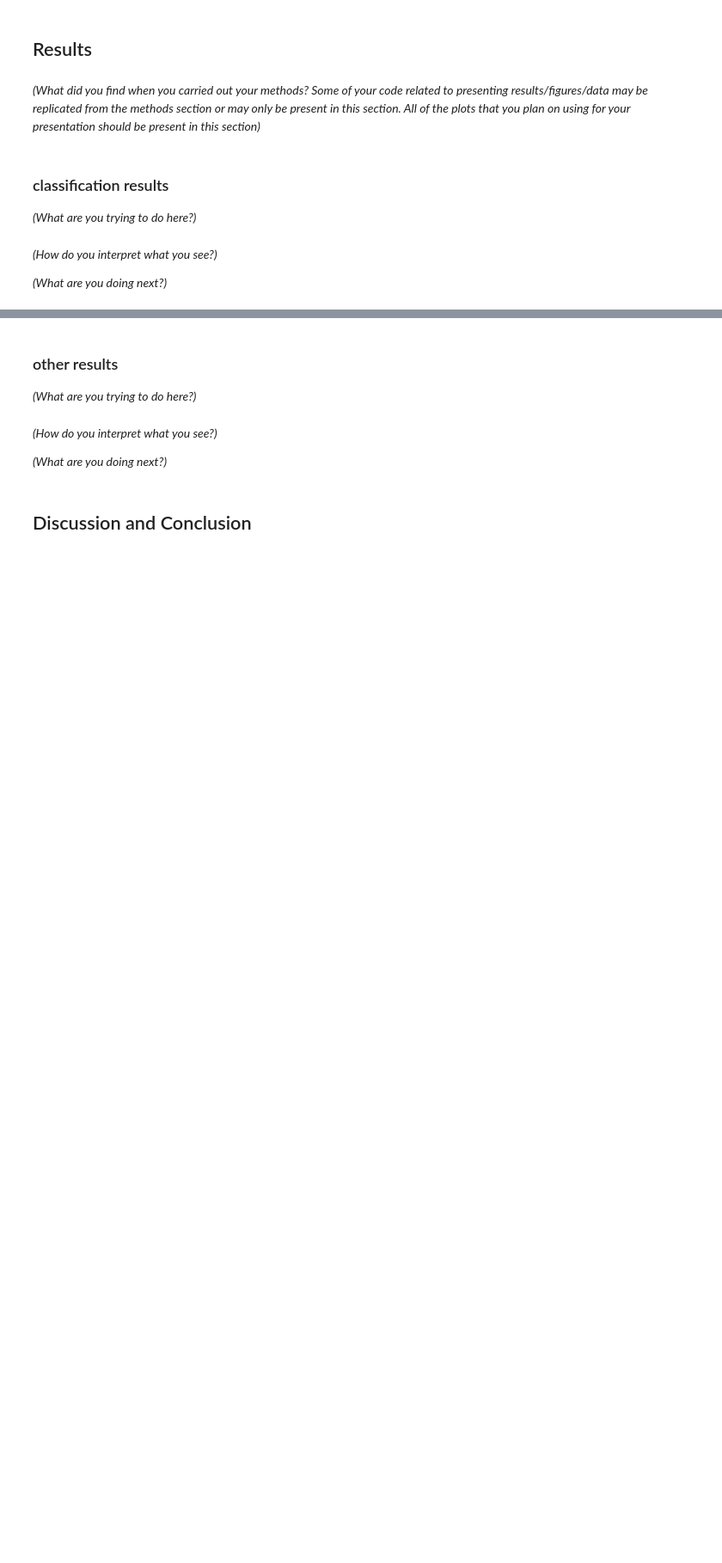
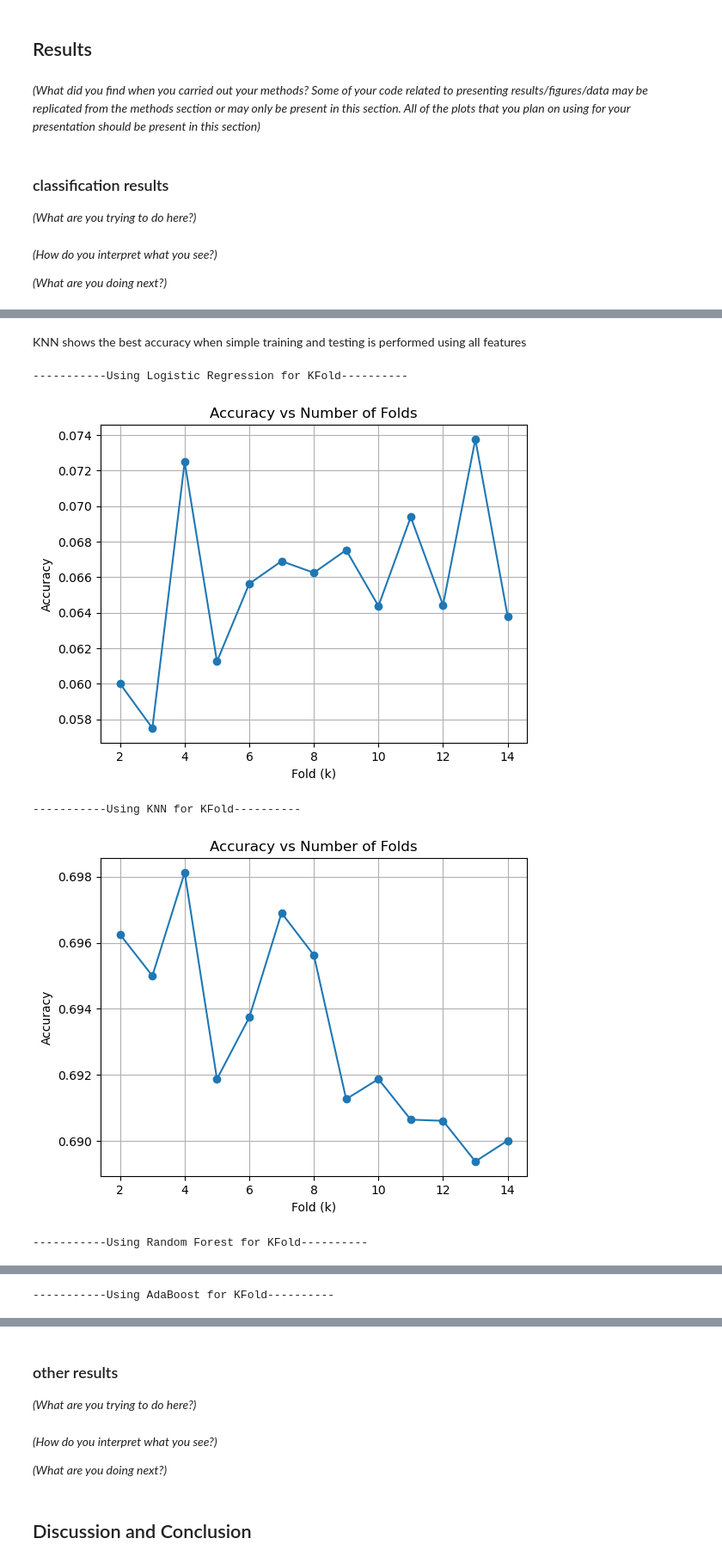
Before and after one commit to wolstone/CMSE381-Project, a Jupyter notebook: ProjectTemplate.ipynb, the cells around one changed output, grey strips where cells are left out. Shown: that part at 86% size. Drawn from its saved outputs; the diff is of its cells as text; code cells hidden in the pictures; blank space fills up the shorter version.

```diff
--- a/ProjectTemplate.ipynb
+++ b/ProjectTemplate.ipynb
@@ -77,0 +389,15 @@ _(What are you doing next?)_
+# %% [markdown]
+KNN shows the best accuracy when simple training and testing is performed using all features
+# %%
+# Step 2 Use all the features to perform K-Fold cross-validation to get the best accuracies and k (fold value) across all models
+results_cv = {}
+for i, model in models.items():
+    print(f'\n-----------Using {i} for KFold----------')
+    best_acc, optimal_k = perform_KFold(model, X_scaled, y.values)
+    results_cv[i] = (best_acc, optimal_k)
+# %% [output]
+-----------Using Logistic Regression for KFold----------
+[figure, added]
+-----------Using KNN for KFold----------
+[figure, added]
+-----------Using Random Forest for KFold----------
@@ -77,0 +405 @@ _(What are you doing next?)_
+-----------Using AdaBoost for KFold----------
```
Also changed, not shown: parts of 59 cells of this notebook.
